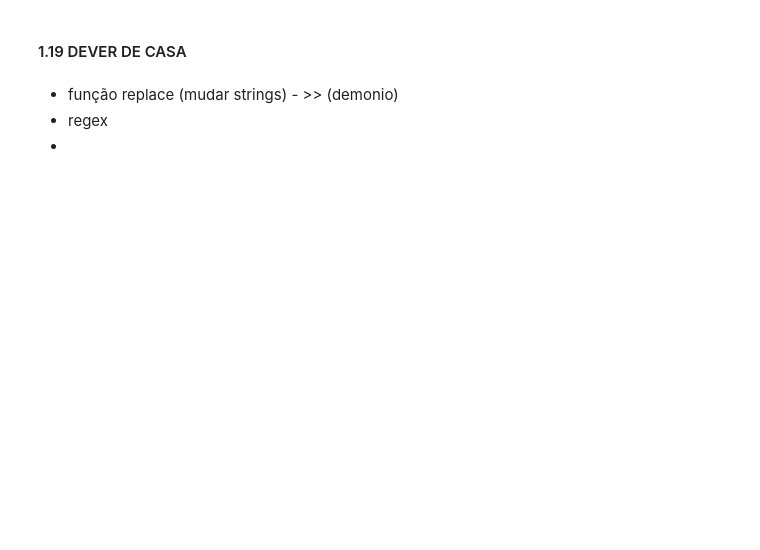
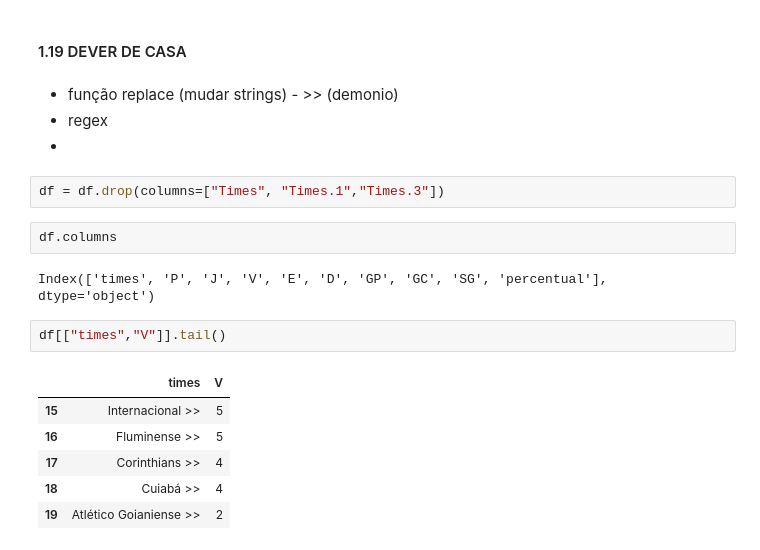
Before and after one commit to Mik3532/Python, a Jupyter notebook: table/webscraping.ipynb, the cells around one changed output. Drawn from its saved outputs; the diff is of its cells as text; blank space fills up the shorter version.

```diff
--- a/table/webscraping.ipynb
+++ b/table/webscraping.ipynb
@@ -268,3 +243,18 @@ df[["Times","percentual"]].head()
 - função replace (mudar strings) - >> (demonio)
 - regex
 -
+# %%
+df = df.drop(columns=["Times", "Times.1","Times.3"])
+# %%
+df.columns
+# %% [output]
+Index(['times', 'P', 'J', 'V', 'E', 'D', 'GP', 'GC', 'SG', 'percentual'], dtype='object')
+# %%
+df[["times","V"]].tail()
+# %% [output]
+|  | times | V |
+| 15 | Internacional >> | 5 |
+| 16 | Fluminense >> | 5 |
+| 17 | Corinthians >> | 4 |
+| 18 | Cuiabá >> | 4 |
+| 19 | Atlético Goianiense >> | 2 |
```
Also changed, not shown: parts of 17 cells of this notebook.
